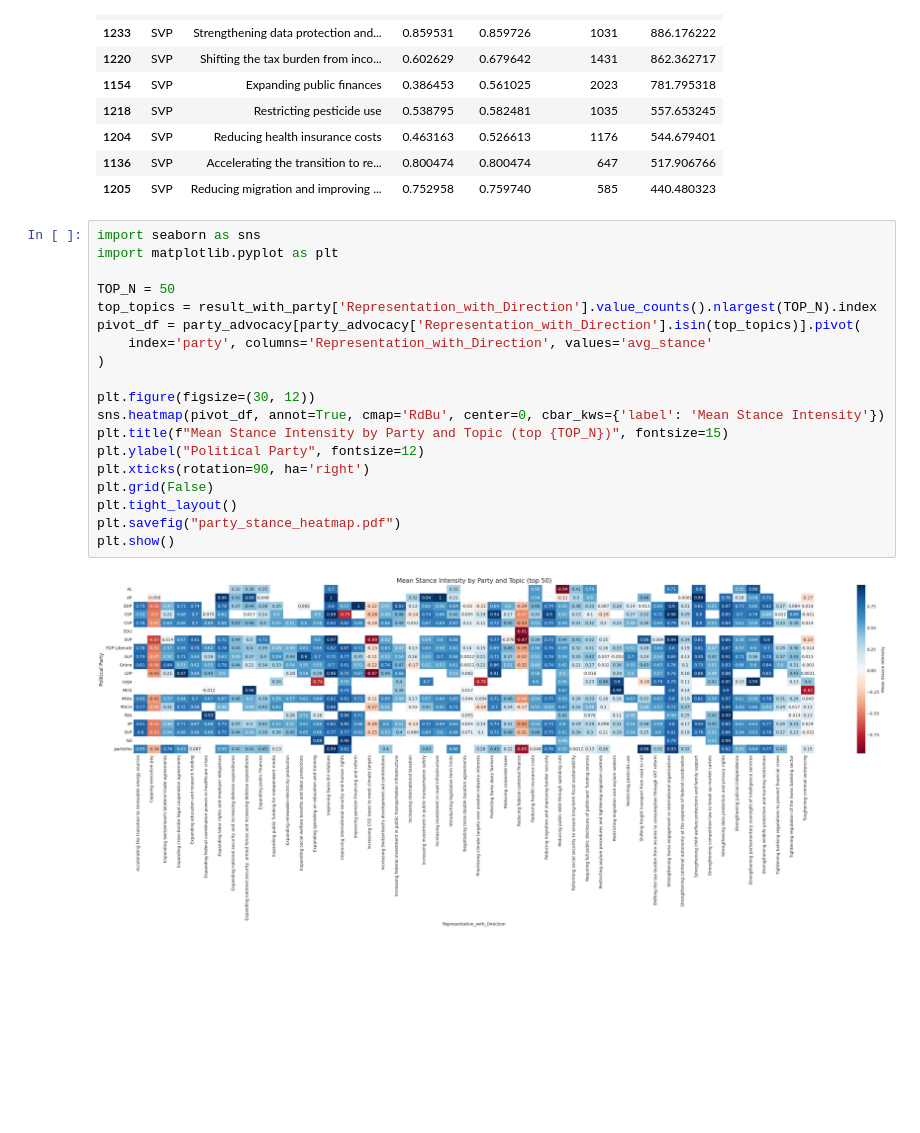
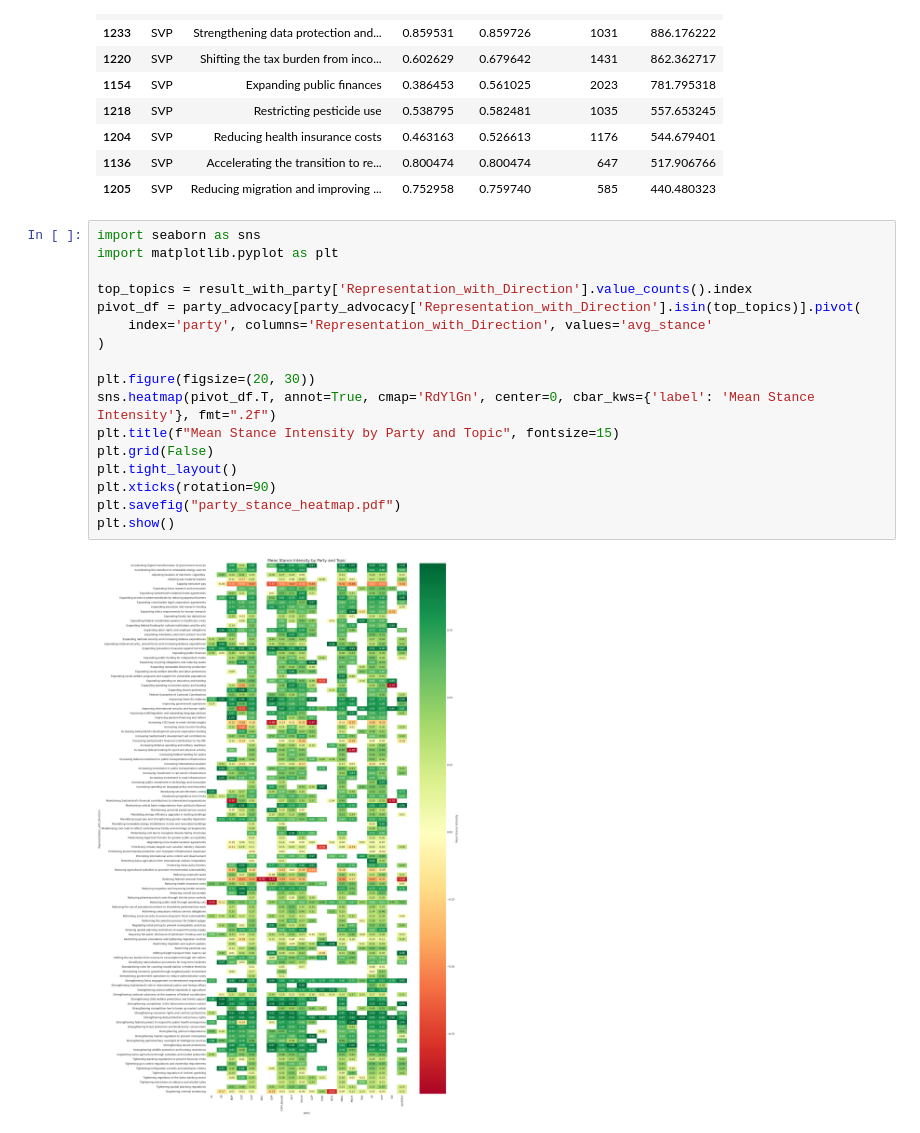
Before and after one commit to MatteoFasulo/DemocraSci-AM, a Jupyter notebook: NLI.ipynb, the cells around one changed output. Cells and saved outputs as stored; diff of their text form; blank space fills up the shorter version.

Commit message:
fix: heatmap plot format

```diff
--- a/NLI.ipynb
+++ b/NLI.ipynb
@@ -357,21 +357,19 @@ party_advocacy[party_advocacy['party'] == 'SVP'].sort_values(by='advocacy_index'
 # %%
 import seaborn as sns
 import matplotlib.pyplot as plt
 
-TOP_N = 50
-top_topics = result_with_party['Representation_with_Direction'].value_counts().nlargest(TOP_N).index
+top_topics = result_with_party['Representation_with_Direction'].value_counts().index
 pivot_df = party_advocacy[party_advocacy['Representation_with_Direction'].isin(top_topics)].pivot(
     index='party', columns='Representation_with_Direction', values='avg_stance'
 )
 
-plt.figure(figsize=(30, 12))
-sns.heatmap(pivot_df, annot=True, cmap='RdBu', center=0, cbar_kws={'label': 'Mean Stance Intensity'})
-plt.title(f"Mean Stance Intensity by Party and Topic (top {TOP_N})", fontsize=15)
-plt.ylabel("Political Party", fontsize=12)
-plt.xticks(rotation=90, ha='right')
+plt.figure(figsize=(20, 30))
+sns.heatmap(pivot_df.T, annot=True, cmap='RdYlGn', center=0, cbar_kws={'label': 'Mean Stance Intensity'}, fmt=".2f")
+plt.title(f"Mean Stance Intensity by Party and Topic", fontsize=15)
 plt.grid(False)
 plt.tight_layout()
+plt.xticks(rotation=90)
 plt.savefig("party_stance_heatmap.pdf")
 plt.show()
 # %% [output]
-[figure, old version]
+[figure, new version]
```
Also changed, not shown: 1 other file.
